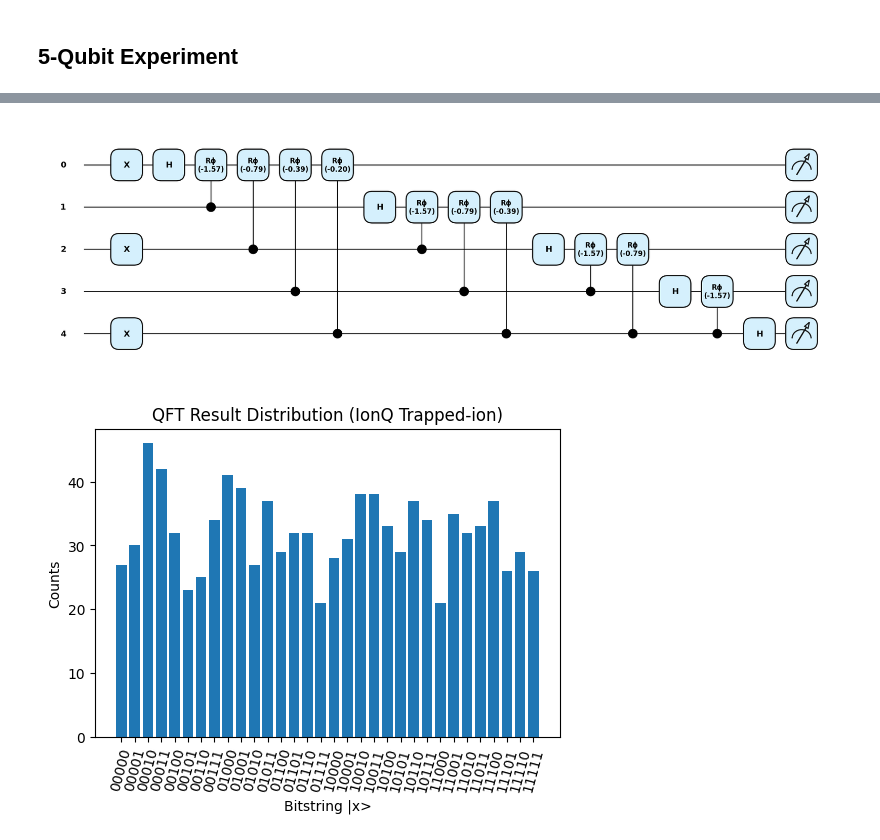
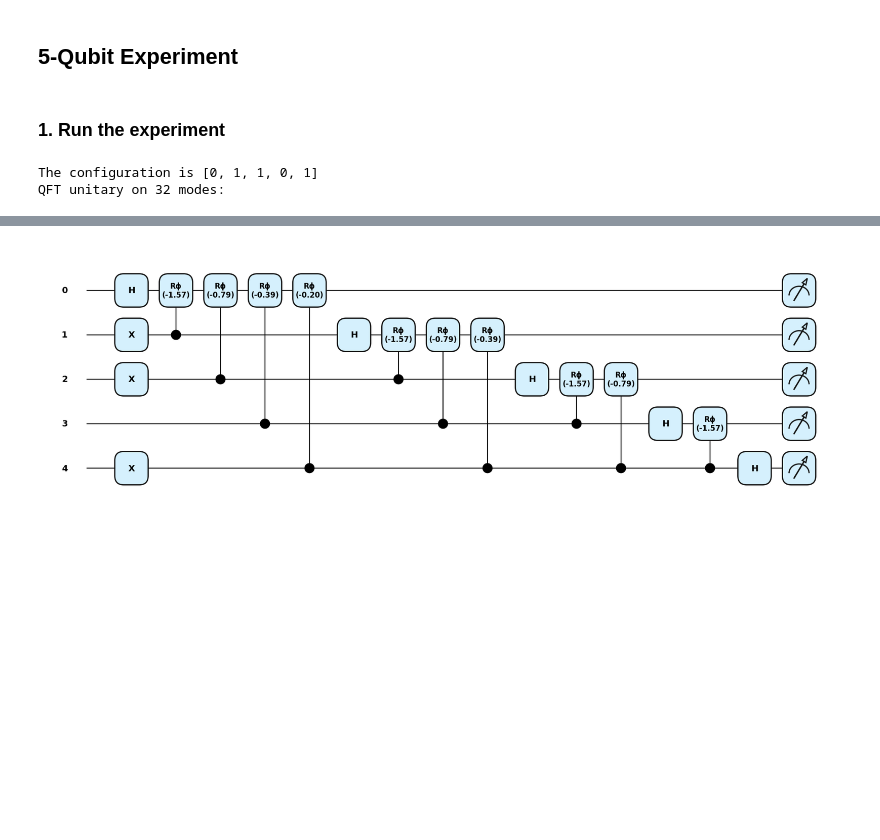
Before and after one commit to msoliviawatt/QFT-Cross-Verification, a Jupyter notebook: qft_verification.ipynb, the cells around one changed output, grey strips where cells are left out. Drawn from its saved outputs; the diff is of its cells as text; code cells hidden in the pictures; blank space fills up the shorter version.

Commit message:
Photonic QC integrated

```diff
--- a/qft_verification.ipynb
+++ b/qft_verification.ipynb
@@ -58,11 +91,16 @@ printHistogram(result, "QFT Result Distribution (IonQ Trapped-ion)")
 # %% [markdown]
 ## 5-Qubit Experiment
+# %% [markdown]
+### 1. Run the experiment
 # %%
 n = 5
 config = [random.randint(0, 1) for _ in range(n)]
 shots = 1024
 
-result = qft_trapped_ion(n, config, shots)
+print(f"The configuration is {config}")
 
-printHistogram(result, "QFT Result Distribution (IonQ Trapped-ion)")
+result_trapped_ion = qft_trapped_ion(n, config, shots)
+result_photonic = qft_photonic(n, config, 1024)
 # %% [output]
+The configuration is [0, 1, 1, 0, 1]
+QFT unitary on 32 modes:
@@ -69,2 +108 @@ printHistogram(result, "QFT Result Distribution (IonQ Trapped-ion)")
-[figure, old version]
+[figure, new version]
-[figure, removed]
```
Also changed, not shown: parts of 9 cells of this notebook, 4 other files.
